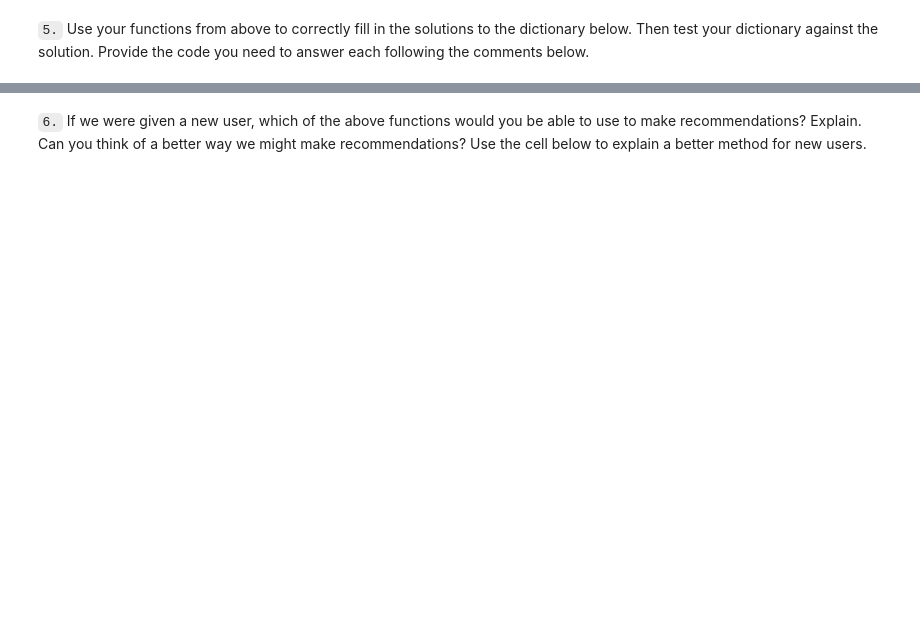
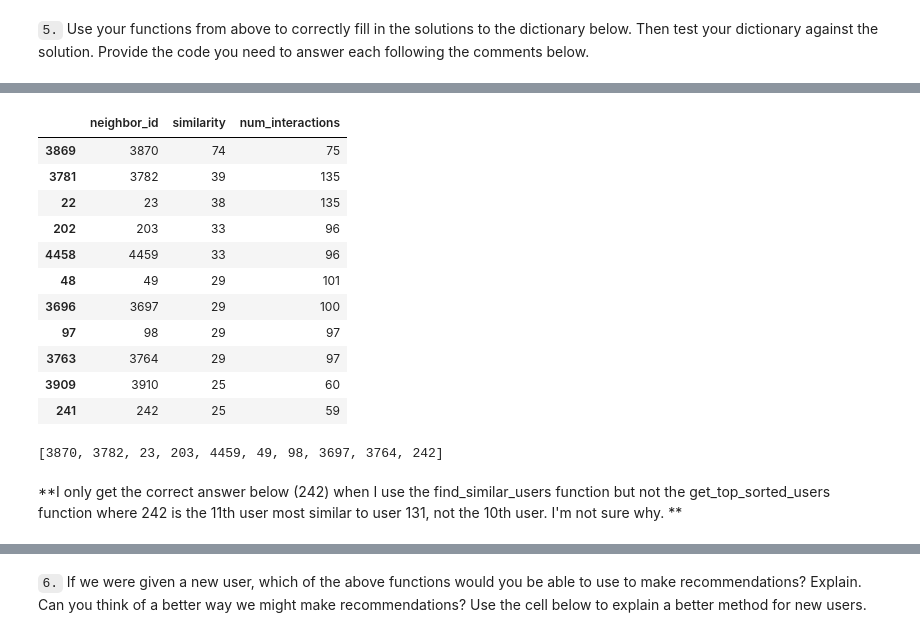
Before and after one commit to ursulahneumann/IBM_recommendations, a Jupyter notebook: Recommendations_with_IBM.ipynb, the cells around one changed output, grey strips where cells are left out. Drawn from its saved outputs; the diff is of its cells as text; code cells hidden in the pictures; blank space fills up the shorter version.

```diff
--- a/Recommendations_with_IBM.ipynb
+++ b/Recommendations_with_IBM.ipynb
@@ -168,6 +169,8 @@ email_encoded = email_mapper()
 del df['email']
 df['user_id'] = email_encoded
 
+df.article_id = df.article_id.astype(str)
+
 # show header
 df.head()
 # %% [output]
@@ -281,7 +287,8 @@ def create_user_item_matrix(df):
     Return a matrix with user ids as rows and article ids on the columns with 1 values where a user interacted with
     an article and a 0 otherwise
     '''
-    # Fill in the function here
+    user_item = df.groupby(['user_id', 'article_id'])['title'].max().unstack()
+    user_item = user_item.notnull().astype('int')
 
     return user_item # return the user_item matrix
 
@@ -428,7 +497,12 @@ def get_top_sorted_users(user_id, df=df, user_item=user_item):
                     highest of each is higher in the dataframe
 
     '''
-    # Your code here
+    neighbors_df = pd.DataFrame(columns = ['neighbor_id', 'similarity', 'num_interactions'])
+    neighbors_df.neighbor_id = df.user_id.unique()
+    neighbors_df.drop(neighbors_df[neighbors_df.neighbor_id == user_id].index, inplace=True)
+    neighbors_df.similarity = neighbors_df['neighbor_id'].apply(lambda x: user_item.loc[user_id].dot(user_item.loc[x]))
+    neighbors_df.num_interactions = neighbors_df['neighbor_id'].apply(lambda x: user_item.loc[x].sum())
+    neighbors_df.sort_values(['similarity', 'num_interactions'], ascending=[False, False], inplace = True)
 
     return neighbors_df # Return the dataframe specified in the doc_string
 
@@ -456,7 +530,21 @@ def user_user_recs_part2(user_id, m=10):
     before choosing those with fewer total interactions.
 
     '''
-    # Your code here
+    recs = []
+    user_article_ids, user_article_names = get_user_articles(user_id)
+    neighbors_df = get_top_sorted_users(user_id)
+
+    for neighbor in neighbors_df.neighbor_id:
+        neighbor_article_ids, neighbor_article_names = get_user_articles(neighbor)
+
+        for neighbor_article_id in neighbor_article_ids:
+            if neighbor_article_id not in user_article_ids:
+                recs.append(neighbor_article_id)
+                if len(recs) >= m:
+                    break
+
+    recs = recs[:m]
+    rec_names = get_article_names(recs)
 
     return recs, rec_names
 # %%
@@ -472,3 +576,26 @@ print(rec_names)
+# %%
+# Find the 10th most similar user to user 131 (according to the get_top_sorted_users function)
+get_top_sorted_users(131).head(11)
+# %% [output]
+|  | neighbor_id | similarity | num_interactions |
+| 3869 | 3870 | 74 | 75 |
+| 3781 | 3782 | 39 | 135 |
+| 22 | 23 | 38 | 135 |
+| 202 | 203 | 33 | 96 |
+| 4458 | 4459 | 33 | 96 |
+| 48 | 49 | 29 | 101 |
+| 3696 | 3697 | 29 | 100 |
+| 97 | 98 | 29 | 97 |
+| 3763 | 3764 | 29 | 97 |
+| 3909 | 3910 | 25 | 60 |
+| 241 | 242 | 25 | 59 |
+# %%
+# Find the 10th most similar user to user 131 (according to the find_similar_users function)
+find_similar_users(131)[:10]
+# %% [output]
+[3870, 3782, 23, 203, 4459, 49, 98, 3697, 3764, 242]
+# %% [markdown]
+**I only get the correct answer below (242) when I use the find_similar_users function but not the get_top_sorted_users function where 242 is the 11th user most similar to user 131, not the 10th user.  I'm not sure why. **
 # %%
 ### Tests with a dictionary of results
 
```
Also changed, not shown: parts of 20 cells of this notebook.
